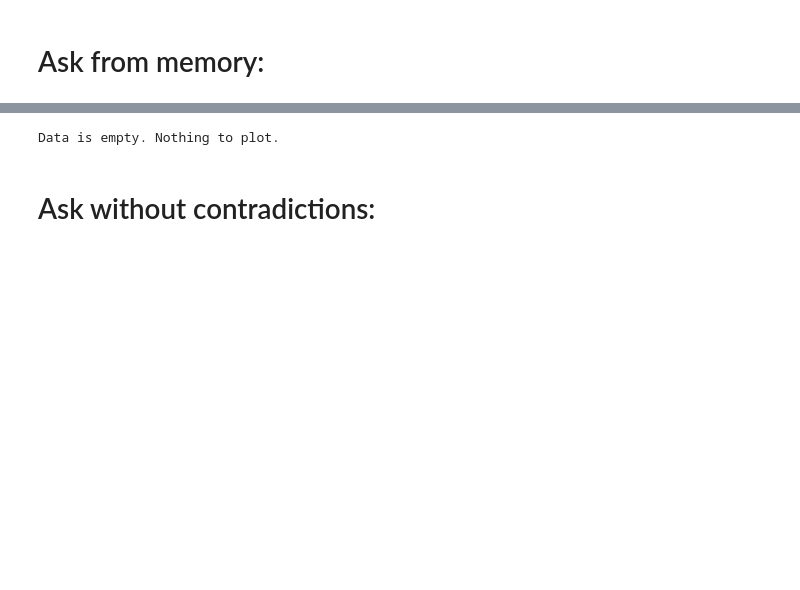
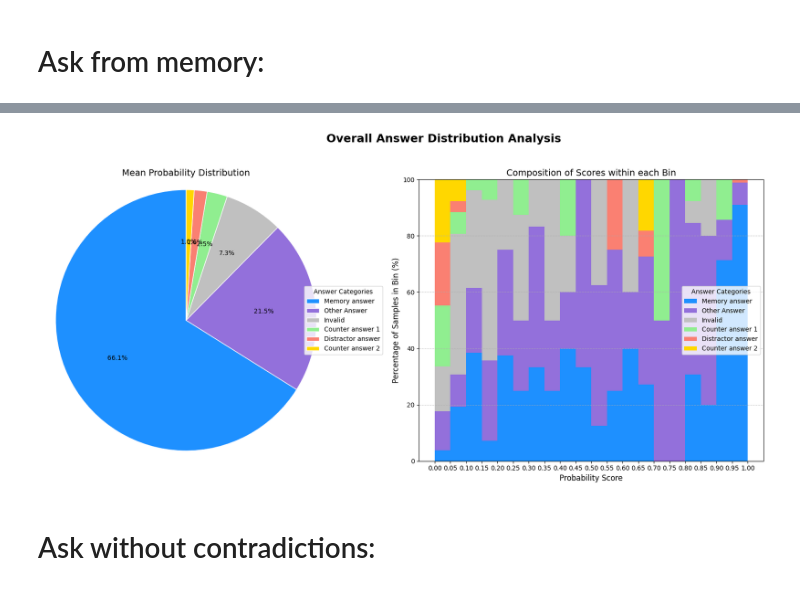
Before and after one commit to danielhk753/CLECK, a Jupyter notebook: notebooks/evaluation.ipynb, the cells around one changed output, grey strips where cells are left out. Drawn from its saved outputs; the diff is of its cells as text; code cells hidden in the pictures; blank space fills up the shorter version.

Commit message:
Created more data, finish judge llm and run most of the memory eval.

```diff
--- a/notebooks/evaluation.ipynb
+++ b/notebooks/evaluation.ipynb
@@ -49,7 +49,7 @@ full_dataset = load_json(f"{REPO_PATH}\data_files\knowledge_maze_qa.json")
 # %%
 # Sample test-set by answer type and a balanced reasoning path length distribution:
 from knowledge_maze.evaluation.utils import create_test_set
-test_set = create_test_set(full_dataset, 1, 'ENT')
+test_set = create_test_set(full_dataset, 10, 'ENT')
 # %%
 # Create reasoning and distractor paragraphs:
 from knowledge_maze.create_dataset.create_paragraphs import create_paragraphs
@@ -86,0 +154,2 @@ memory_answers_results = await get_memory_answers_results(test_set)
+# %%
+memory_results = await run_memory_evaluation(test_set, num_retries=50)
@@ -87,5 +166,5 @@ memory_answers_results = await get_memory_answers_results(test_set)
 # %%
-from knowledge_maze.evaluation.ask_llm import plot_aggregated_pie
-plot_aggregated_pie(memory_answers_results)
+from knowledge_maze.evaluation.analize_results import plot_aggregated_summary
+plot_aggregated_summary(memory_results)
 # %% [output]
-Data is empty. Nothing to plot.
+[figure, added]
```
Also changed, not shown: parts of 6 cells of this notebook, 5 other files.
